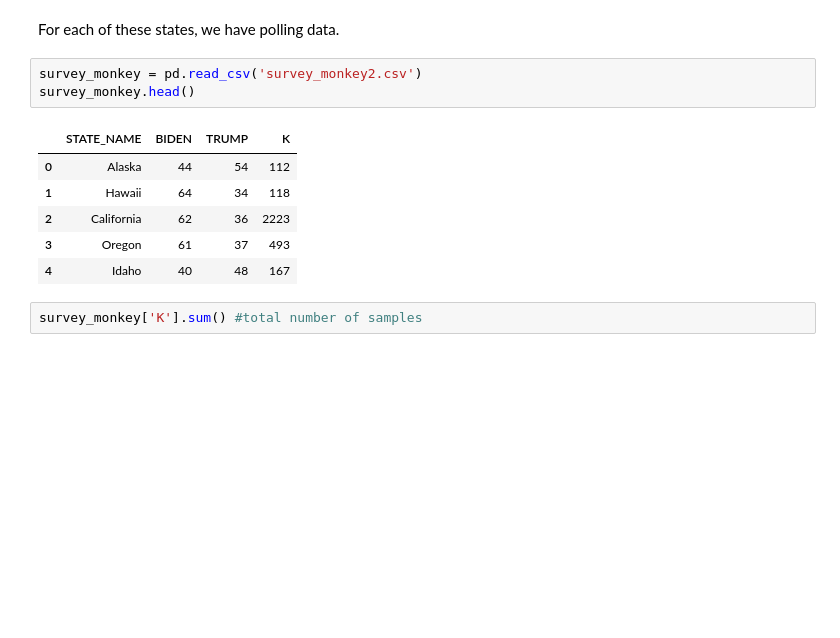
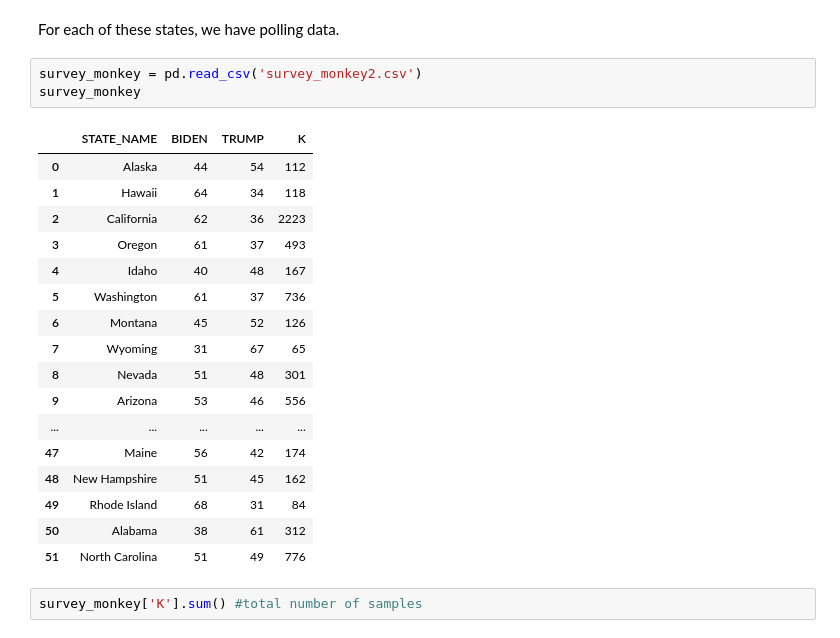
Before and after one commit to sjyk/cmsc21800, a Jupyter notebook: states/Election Simulation.ipynb, the cells around one changed output. Drawn from its saved outputs; the diff is of its cells as text; blank space fills up the shorter version.

```diff
--- a/states/Election Simulation.ipynb
+++ b/states/Election Simulation.ipynb
@@ -124,14 +133,25 @@ usa_map.head()
 For each of these states, we have polling data.
 # %%
 survey_monkey = pd.read_csv('survey_monkey2.csv')
-survey_monkey.head()
+survey_monkey
 # %% [output]
 |  | STATE_NAME | BIDEN | TRUMP | K |
 | 0 | Alaska | 44 | 54 | 112 |
 | 1 | Hawaii | 64 | 34 | 118 |
 | 2 | California | 62 | 36 | 2223 |
 | 3 | Oregon | 61 | 37 | 493 |
 | 4 | Idaho | 40 | 48 | 167 |
+| 5 | Washington | 61 | 37 | 736 |
+| 6 | Montana | 45 | 52 | 126 |
+| 7 | Wyoming | 31 | 67 | 65 |
+| 8 | Nevada | 51 | 48 | 301 |
+| 9 | Arizona | 53 | 46 | 556 |
+| ... | ... | ... | ... | ... |
+| 47 | Maine | 56 | 42 | 174 |
+| 48 | New Hampshire | 51 | 45 | 162 |
+| 49 | Rhode Island | 68 | 31 | 84 |
+| 50 | Alabama | 38 | 61 | 312 |
+| 51 | North Carolina | 51 | 49 | 776 |
 # %%
 survey_monkey['K'].sum() #total number of samples
 # %% [output]
```
Also changed, not shown: parts of 5 cells of this notebook.
